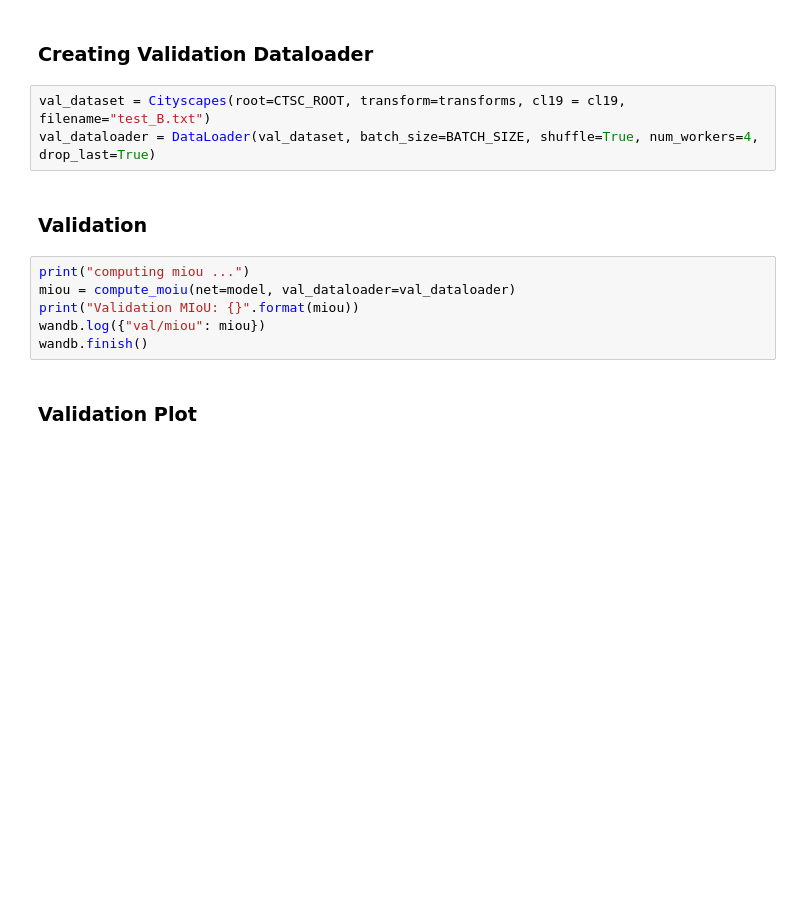
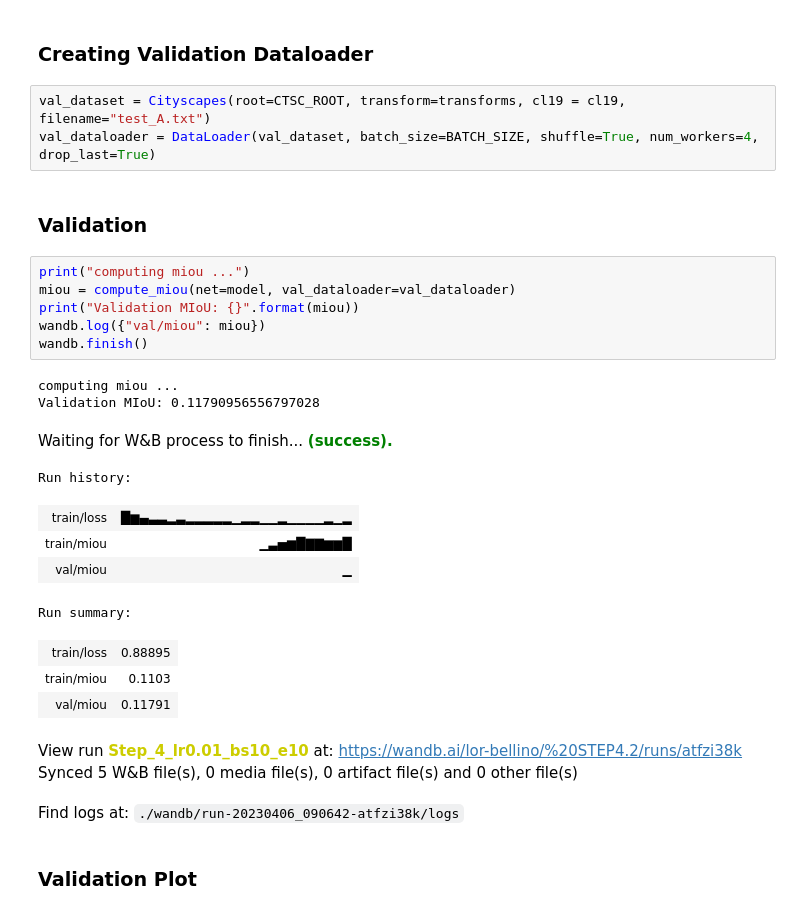
Before and after one commit to lorenzobellino/AML-project-2023, a Jupyter notebook: fssfsdc.ipynb, the cells around one changed output. Drawn from its saved outputs; the diff is of its cells as text; blank space fills up the shorter version.

Commit message:
completed step4.2

```diff
--- a/fssfsdc.ipynb
+++ b/fssfsdc.ipynb
@@ -1301,16 +1339,31 @@ criterion = nn.CrossEntropyLoss(ignore_index=255)
 # %% [markdown]
 ### Creating Validation Dataloader
 # %%
-val_dataset = Cityscapes(root=CTSC_ROOT, transform=transforms, cl19 = cl19, filename="test_B.txt")
+val_dataset = Cityscapes(root=CTSC_ROOT, transform=transforms, cl19 = cl19, filename="test_A.txt")
 val_dataloader = DataLoader(val_dataset, batch_size=BATCH_SIZE, shuffle=True, num_workers=4, drop_last=True)
 # %% [markdown]
 ### Validation
 # %%
 print("computing miou ...")
-miou = compute_moiu(net=model, val_dataloader=val_dataloader)
+miou = compute_miou(net=model, val_dataloader=val_dataloader)
 print("Validation MIoU: {}".format(miou))
 wandb.log({"val/miou": miou})
 wandb.finish()
+# %% [output]
+computing miou ...
+Validation MIoU: 0.11790956556797028
+Waiting for W&B process to finish... (success).
+Run history:
+| train/loss | █▆▄▃▃▂▃▂▂▂▂▂▁▂▂▁▁▂▁▁▁▁▂▁▂ |
+| train/miou | ▁▃▅▆█▇▇▆▆█ |
+| val/miou | ▁ |
+Run summary:
+| train/loss | 0.88895 |
+| train/miou | 0.1103 |
+| val/miou | 0.11791 |
+View run Step_4_lr0.01_bs10_e10 at: https://wandb.ai/lor-bellino/%20STEP4.2/runs/atfzi38k
+Synced 5 W&B file(s), 0 media file(s), 0 artifact file(s) and 0 other file(s)
+Find logs at: ./wandb/run-20230406_090642-atfzi38k/logs
 # %% [markdown]
 ### Validation Plot
 # %%
```
Also changed, not shown: parts of 19 cells of this notebook.
